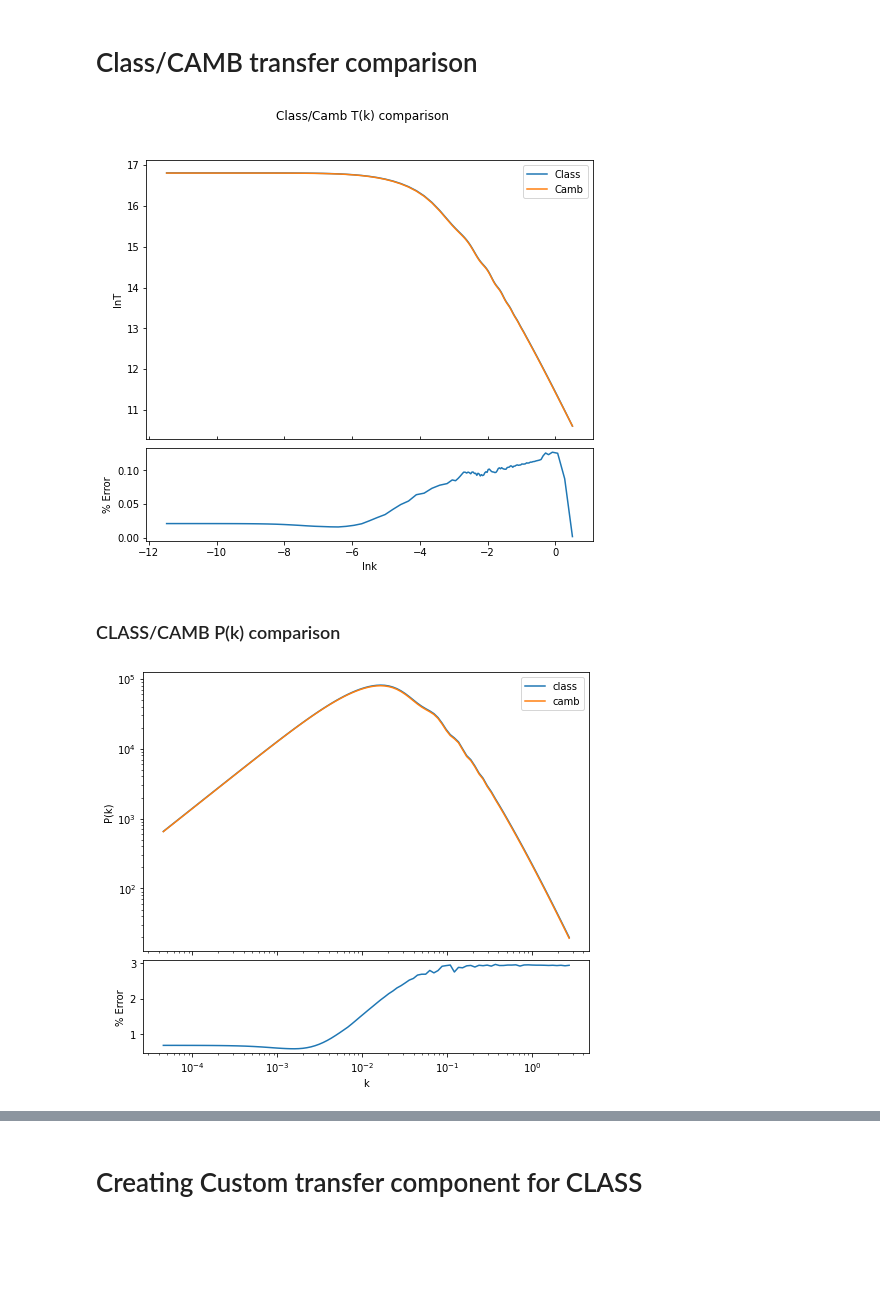
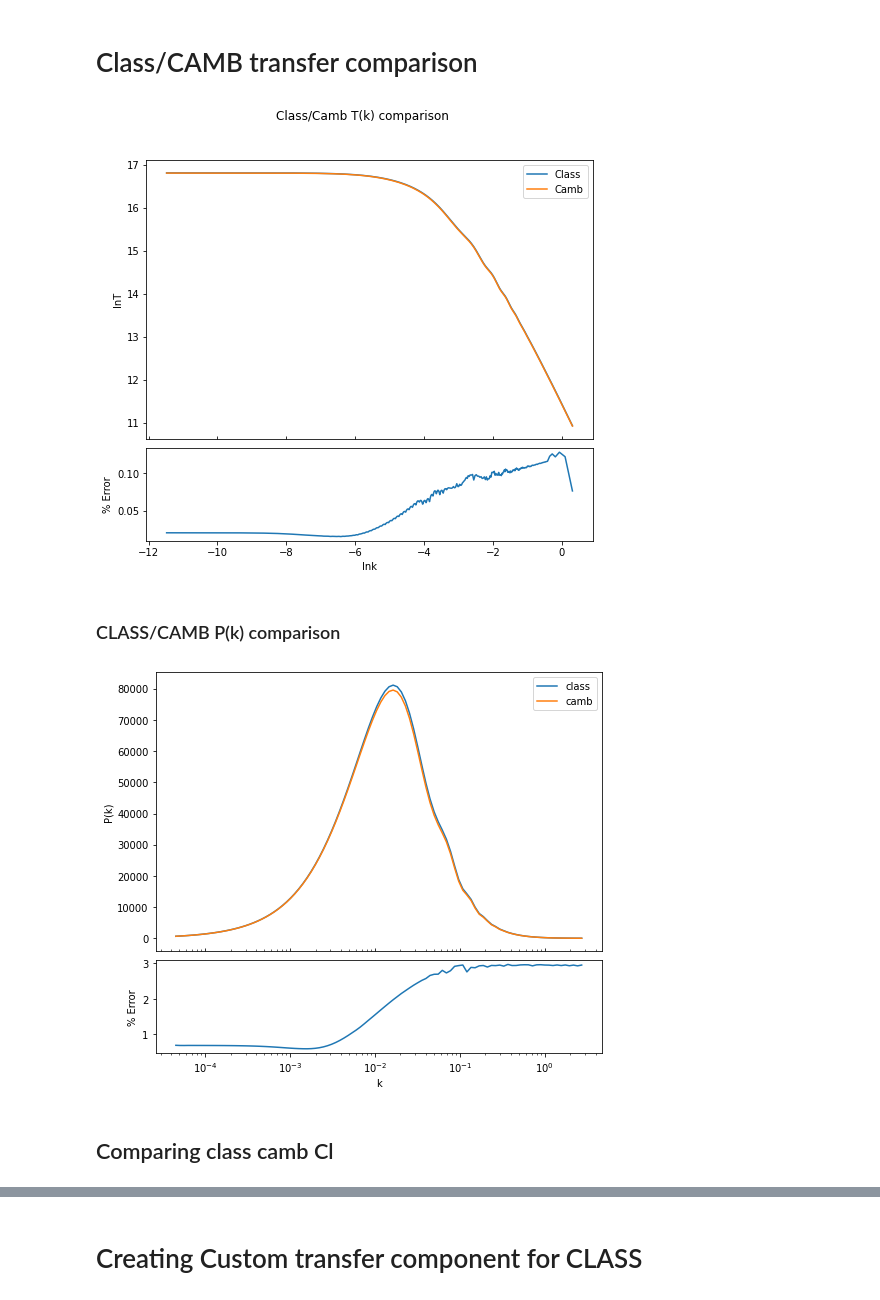
Before and after one commit to treydriskell/millicharge21cm, a Jupyter notebook: scratch/notebooks/classy_hmf.ipynb, the cells around one changed output, grey strips where cells are left out. Saved outputs shown, nothing was run; the diff lists cells and outputs as text; code cells hidden in the pictures; blank space fills up the shorter version.

```diff
--- a/scratch/notebooks/classy_hmf.ipynb
+++ b/scratch/notebooks/classy_hmf.ipynb
@@ -21,7 +21,10 @@ def perc_err_plot(**kwargs):
         }
     }
     default_kwargs.update(kwargs)
-    return plt.subplots(2,1, **default_kwargs)
+    fig, (ax1, ax2) = plt.subplots(2, 1, **default_kwargs)
+    fig.patch.set_facecolor('white')
+    ax1.tick_params(axis='x', which='both', direction='in',labelbottom=False)
+    return fig, (ax1, ax2)
 # %% [markdown]
 # Comsology params
 # %%
@@ -47,11 +50,13 @@ ks = np.exp(lnk)
 camb_params = camb.CAMBparams()
 camb_params.set_cosmology(
     H0=LCDM.H0, ombh2=LCDM.omega_b, omch2=LCDM.omega_cdm,
-    omk=LCDM.omega_k, nnu=LCDM.Neff, TCMB=LCDM.Tcmb
+    omk=LCDM.omega_k, nnu=LCDM.Neff, TCMB=LCDM.Tcmb, tau=LCDM.tau_reio
 );
 camb_params.WantTransfer = True
+camb_params.WantCls = True
 camb_params.InitPower.set_params(ns=LCDM.n_s, As=LCDM.A_s);
 
+camb_res = camb.get_results(camb_params)
 camb_trans = camb.get_transfer_functions(camb_params)
 camb_trans = camb_trans.get_matter_transfer_data().transfer_data[[0,6],:,0] # Returns [k, T_tot(k)]
 # %% [markdown]
@@ -167,7 +173,7 @@ fig.suptitle("Class/Camb T(k) comparison")
 fig.patch.set_facecolor('white')
 plt.show()
 # %% [output]
-[figure, old version]
+[figure, new version]
 # %% [markdown]
 ### CLASS/CAMB P(k) comparison
 # %%
@@ -175,19 +181,21 @@ pkinterp = camb.get_matter_power_interpolator(camb_params, nonlinear=False, kmax
 # %%
 z = 0
 x = ks
 y1 = np.array([cl.pk(k*h, 0) for k in ks])
 y2 = pkinterp.P(z, ks) / h**3
 
 fig, (ax1, ax2) = perc_err_plot()
 
 ax1.plot(x, y1, label='class')
 ax1.plot(x, y2, label='camb')
-ax1.set(xscale='log', yscale='log')
+ax1.set(xscale='log', yscale='linear')
 ax1.set(ylabel='P(k)')
 ax1.legend()
 
 ax2.plot(x, perc_err(y1, y2))
 ax2.set(xscale='log', xlabel='k', ylabel='% Error')
 plt.show()
 # %% [output]
-[figure, old version]
+[figure, new version]
+# %% [markdown]
+## Comparing class camb Cl
```
Also changed, not shown: parts of 3 cells of this notebook.
